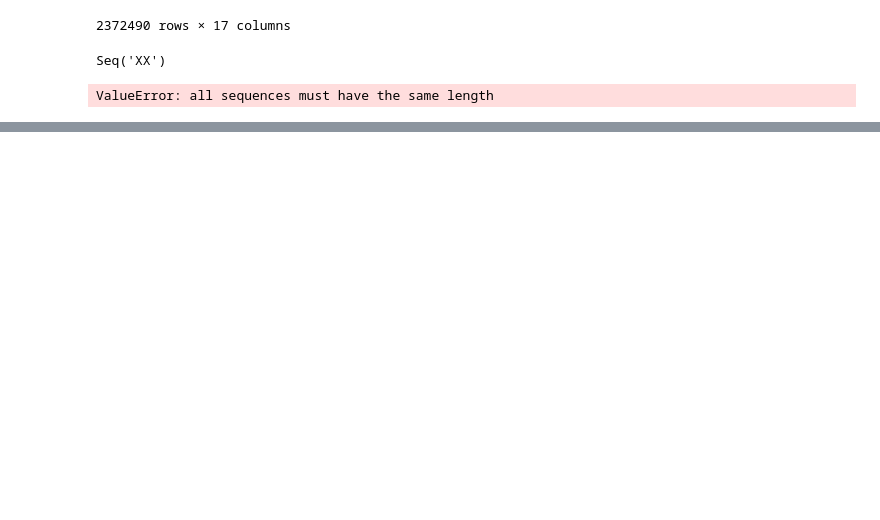
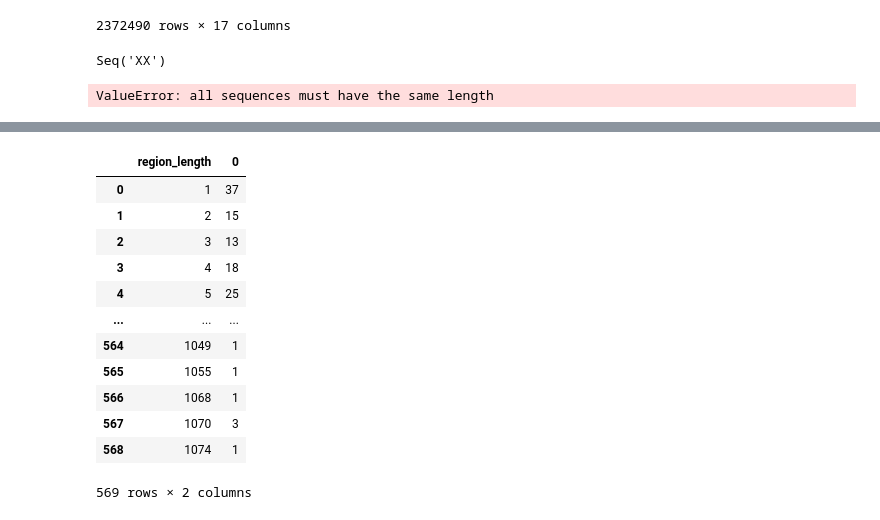
Before and after one commit to Vuju/primer-finder, a Jupyter notebook: src/Notebooks/test.ipynb, the cells around one changed output, grey strips where cells are left out. Saved outputs shown, nothing was run; the diff lists cells and outputs as text; code cells hidden in the pictures; blank space fills up the shorter version.

```diff
--- a/src/Notebooks/test.ipynb
+++ b/src/Notebooks/test.ipynb
@@ -44,0 +105,18 @@ multiprocessing.cpu_count()
+# %%
+# check for spike at 164, because of bounded area not having a good match...
+list_of_region_lengths = my_result.groupby('region_length').size().reset_index()
+list_of_region_lengths
+# %% [output]
+|  | region_length | 0 |
+| 0 | 1 | 37 |
+| 1 | 2 | 15 |
+| 2 | 3 | 13 |
+| 3 | 4 | 18 |
+| 4 | 5 | 25 |
+| ... | ... | ... |
+| 564 | 1049 | 1 |
+| 565 | 1055 | 1 |
+| 566 | 1068 | 1 |
+| 567 | 1070 | 3 |
+| 568 | 1074 | 1 |
+569 rows × 2 columns
```
Also changed, not shown: parts of 7 cells of this notebook, 3 other files.
